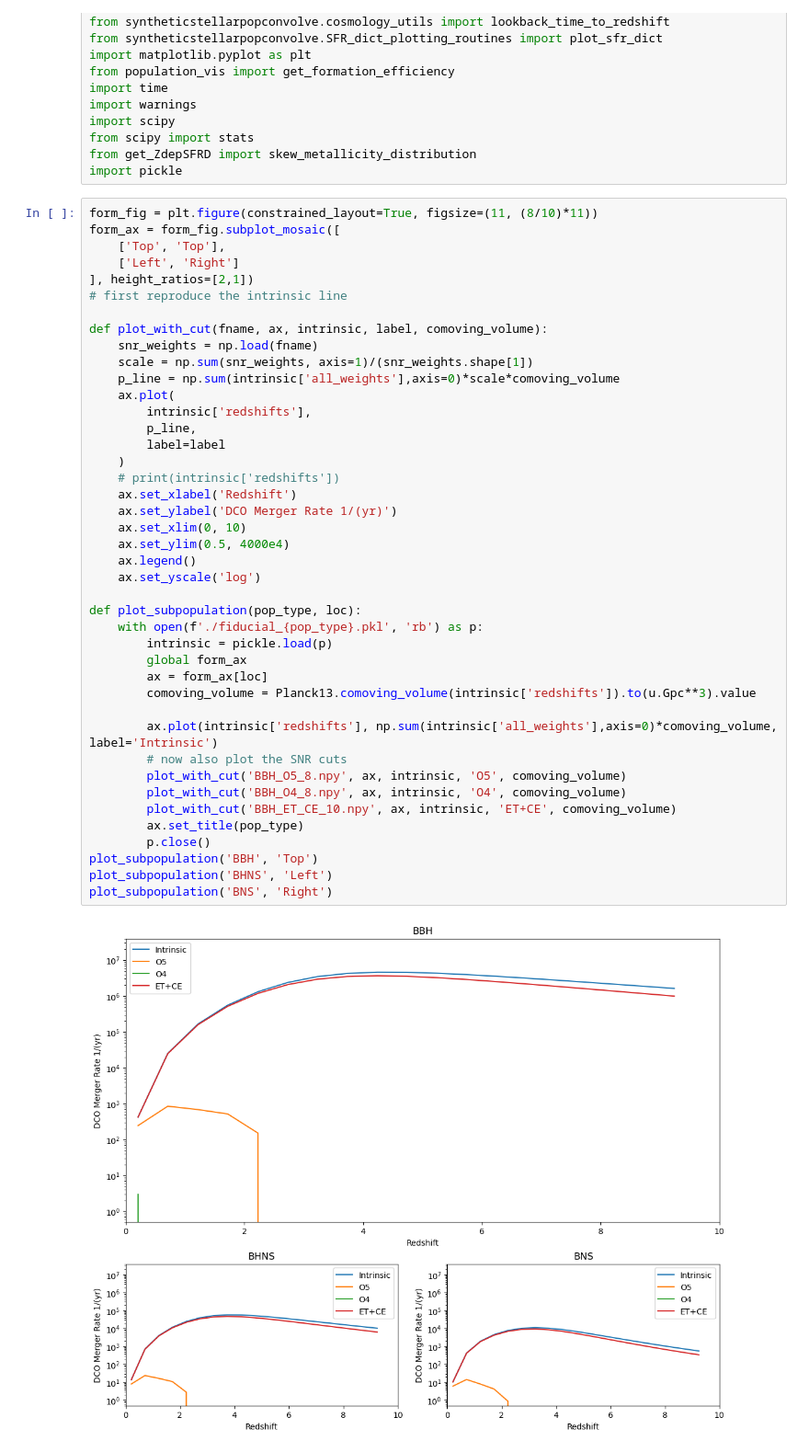
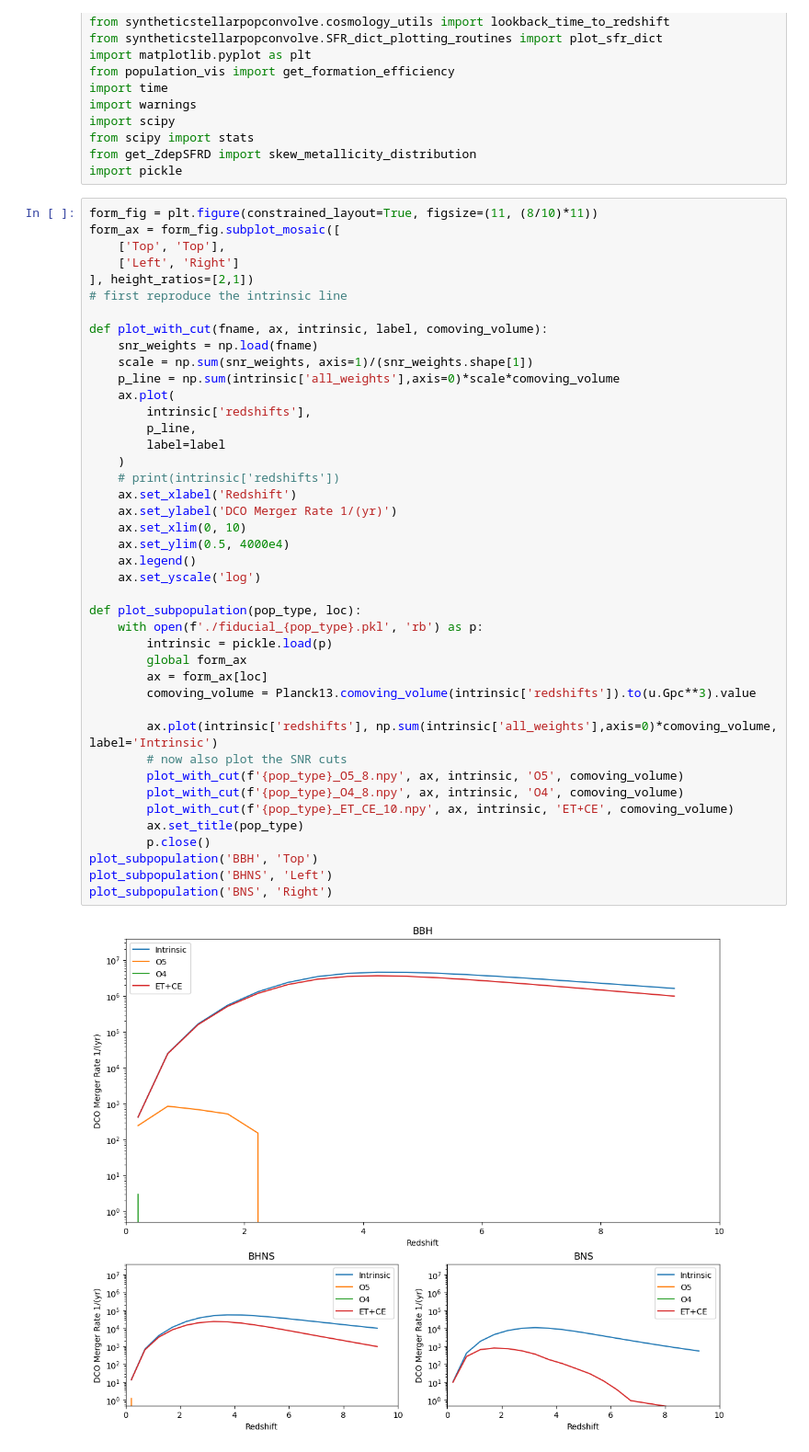
Before and after one commit to stlgolfer/metallicity_mergers, a Jupyter notebook: rates_large_plot.ipynb, the cells around one changed output. Shown at 92% size. Drawn from its saved outputs; the diff is of its cells as text.

Commit message:
Add large plot for just all redshifts for different detectors

```diff
--- a/rates_large_plot.ipynb
+++ b/rates_large_plot.ipynb
@@ -33,34 +33,34 @@ def plot_with_cut(fname, ax, intrinsic, label, comoving_volume):
     scale = np.sum(snr_weights, axis=1)/(snr_weights.shape[1])
     p_line = np.sum(intrinsic['all_weights'],axis=0)*scale*comoving_volume
     ax.plot(
         intrinsic['redshifts'],
         p_line,
         label=label
     )
     # print(intrinsic['redshifts'])
     ax.set_xlabel('Redshift')
     ax.set_ylabel('DCO Merger Rate 1/(yr)')
     ax.set_xlim(0, 10)
     ax.set_ylim(0.5, 4000e4)
     ax.legend()
     ax.set_yscale('log')
 
 def plot_subpopulation(pop_type, loc):
     with open(f'./fiducial_{pop_type}.pkl', 'rb') as p:
         intrinsic = pickle.load(p)
         global form_ax
         ax = form_ax[loc]
         comoving_volume = Planck13.comoving_volume(intrinsic['redshifts']).to(u.Gpc**3).value
 
         ax.plot(intrinsic['redshifts'], np.sum(intrinsic['all_weights'],axis=0)*comoving_volume, label='Intrinsic')
         # now also plot the SNR cuts
-        plot_with_cut('BBH_O5_8.npy', ax, intrinsic, 'O5', comoving_volume)
-        plot_with_cut('BBH_O4_8.npy', ax, intrinsic, 'O4', comoving_volume)
-        plot_with_cut('BBH_ET_CE_10.npy', ax, intrinsic, 'ET+CE', comoving_volume)
+        plot_with_cut(f'{pop_type}_O5_8.npy', ax, intrinsic, 'O5', comoving_volume)
+        plot_with_cut(f'{pop_type}_O4_8.npy', ax, intrinsic, 'O4', comoving_volume)
+        plot_with_cut(f'{pop_type}_ET_CE_10.npy', ax, intrinsic, 'ET+CE', comoving_volume)
         ax.set_title(pop_type)
         p.close()
 plot_subpopulation('BBH', 'Top')
 plot_subpopulation('BHNS', 'Left')
 plot_subpopulation('BNS', 'Right')
 # %% [output]
-[figure, old version]
+[figure, new version]
```
Also changed, not shown: 1 other file.
